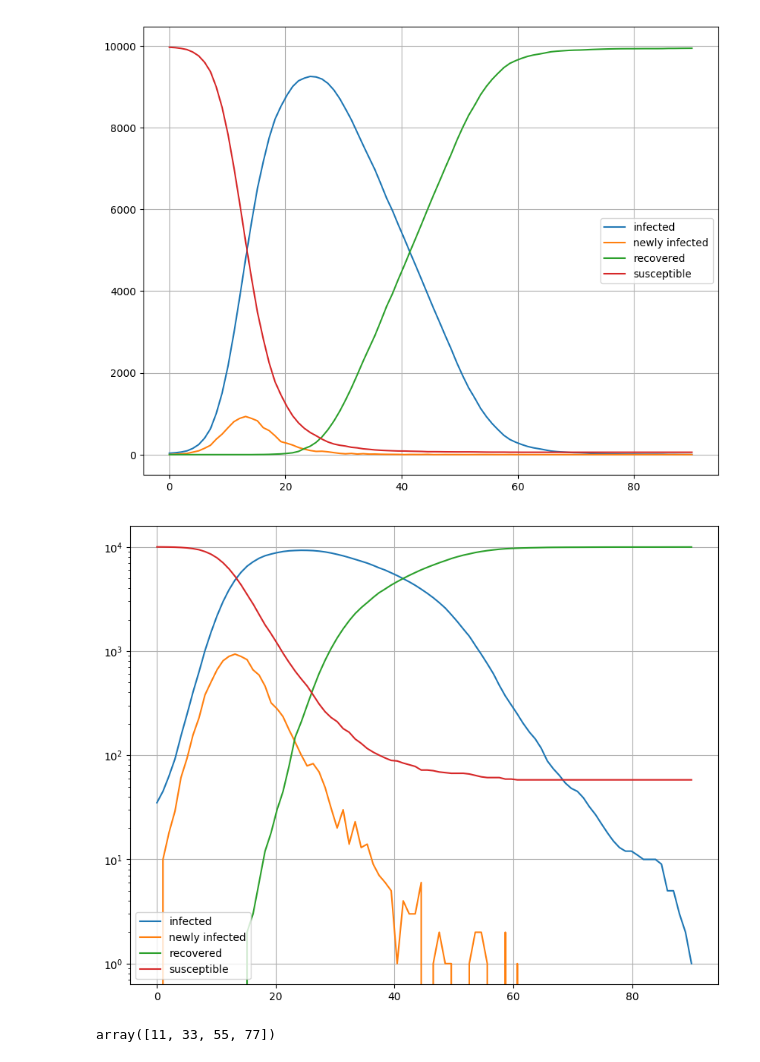
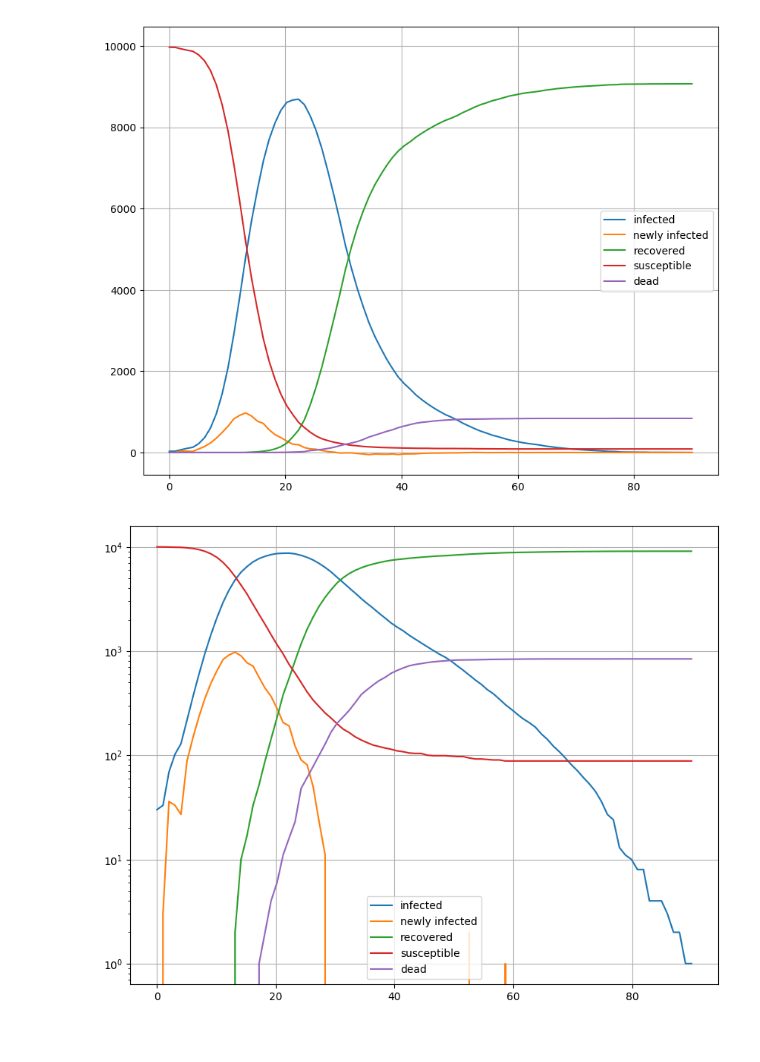
Before and after one commit to Queens-Physics/quaboom, a Jupyter notebook: RunEpidemicPlot.ipynb, the cells around one changed output. Drawn from its saved outputs; the diff is of its cells as text; code cells hidden in the pictures.

Commit message:
Added death to interaction site sim

```diff
--- a/RunEpidemicPlot.ipynb
+++ b/RunEpidemicPlot.ipynb
@@ -8,7 +8,7 @@ from population_MC import RunEpidemic as pop_sim
 from interaction_MC import RunEpidemic as interaction_sim
 # %%
 ##Run a simulation
-nDays = 45 #simulation length
+nDays = 90 #simulation length
 nPop = int(1e4) #the population
 n0 = 30 # number infected on day 0
 
@@ -27,5 +27,5 @@ prob_infection = 0.05 #probability of infecting a contact
 #                                                                      prob_infection)
 
 # Function with interaction sites
-infected, new_infected, recovered, susceptible, Population = interaction_sim(nPop, n0, nDays)
+infected, new_infected, recovered, susceptible, dead, Population = interaction_sim(nPop, n0, nDays)
 # %% [output]
@@ -49,37 +49,31 @@ At the end,  58 never got it
 # %%
 days = np.linspace(0,len(infected),len(infected))
 
 plt.figure(figsize=(10, 8), dpi=100)
 plt.plot(days,infected,label="infected")
 plt.plot(days,new_infected,label="newly infected")
 plt.plot(days,recovered,label="recovered")
 plt.plot(days,susceptible,label="susceptible")
-plt.plot(days,total_dead,label="dead")
+plt.plot(days,dead,label="dead")
 plt.grid()
 plt.legend()
 
 plt.figure(figsize=(10, 8), dpi=100)
 plt.plot(days,infected,label="infected")
 plt.plot(days,new_infected,label="newly infected")
 plt.plot(days,recovered,label="recovered")
 plt.plot(days,susceptible,label="susceptible")
-plt.plot(days,total_dead,label="dead")
+plt.plot(days,dead,label="dead")
 plt.grid()
 plt.legend()
 plt.yscale("log")
 plt.show()
 
 #fig = pl.figure(figsize=(10,8))
 #pl.hist(contagions,bins=np.linspace(0,15,16),edgecolor='black')
 #pl.grid()
 #pl.title("Mean contagions "+str(np.mean(contagions)))
 #pl.show()
 # %% [output]
-[figure, old version]
+[figure, new version]
-[figure, old version]
+[figure, new version]
-# %%
-site = np.array([11,22,33,44,55,66,77])
-b = np.array([True,False,True,False,True,False,True])
-site[b==1]
-# %% [output]
-array([11, 33, 55, 77])
```
Also changed, not shown: parts of 1 cell of this notebook, 3 other files.
